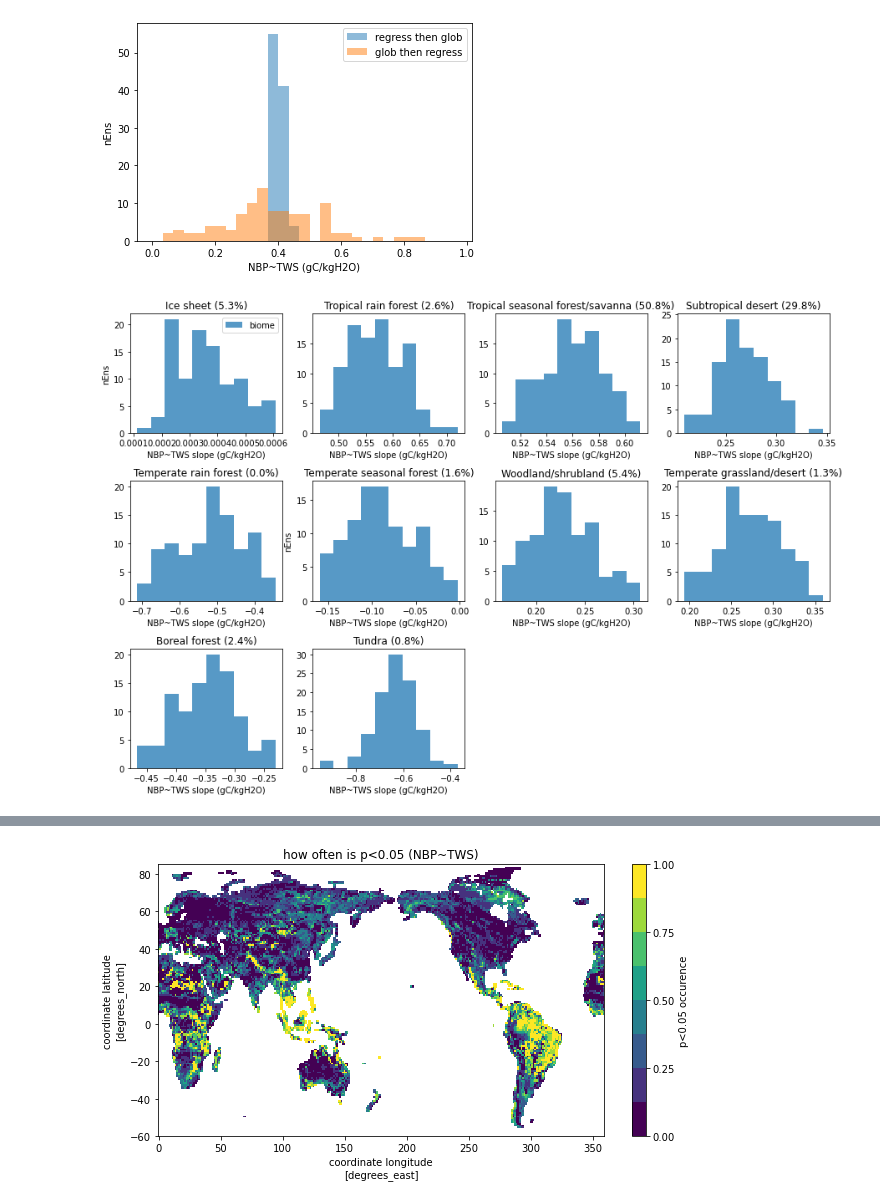
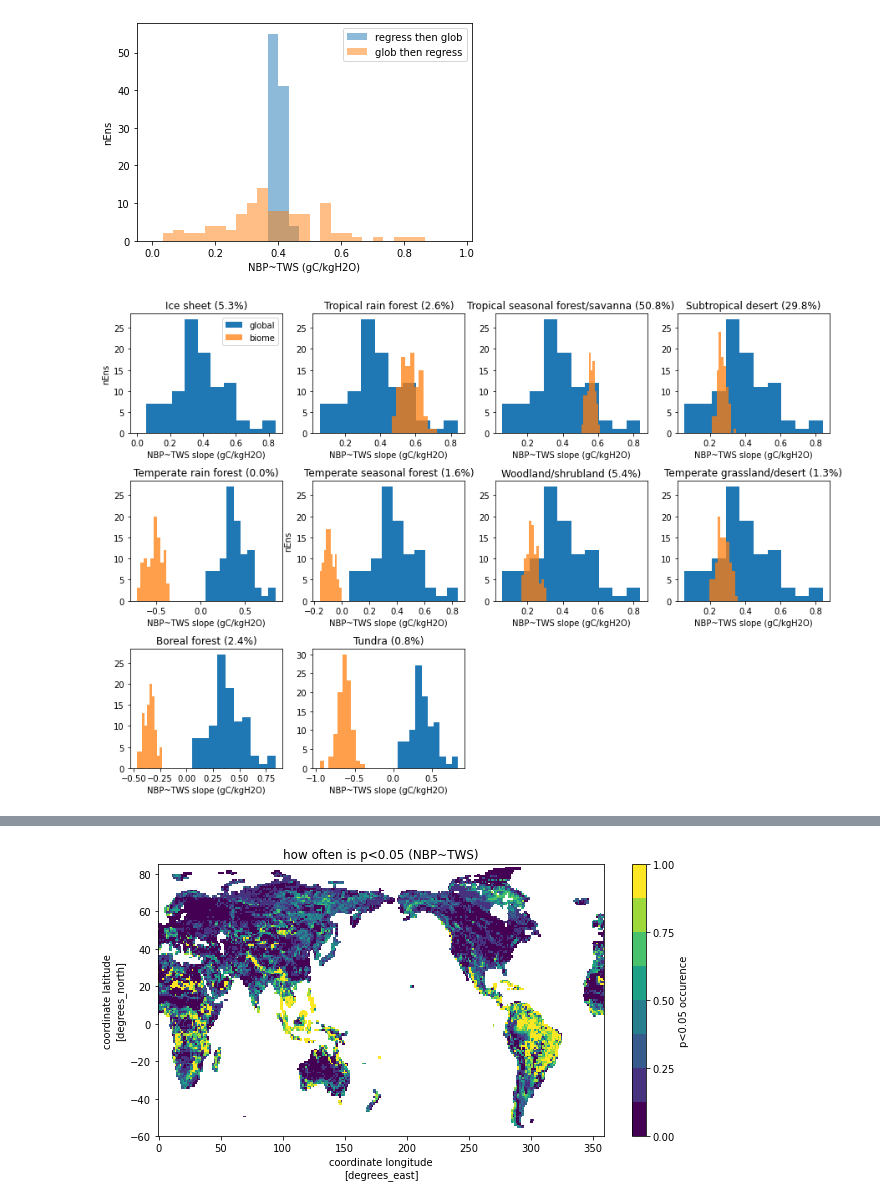
Before and after one commit to djk2120/TWSnbp, a Jupyter notebook: analysis/biomes.ipynb, the cells around one changed output, grey strips where cells are left out. Saved outputs shown, nothing was run; the diff lists cells and outputs as text; code cells hidden in the pictures.

Commit message:
biomes stuff

```diff
--- a/analysis/biomes.ipynb
+++ b/analysis/biomes.ipynb
@@ -49,0 +73,4 @@ la=xr.open_dataset('mask_grnlnd_antarc.nc').landarea
+# %%
+lab=la.groupby(whit.biome).sum().compute()
+twsb=detrend_dim(1e-9*lab*gmean(g.TWS,la,whit.biome),'year')
+nbpb=detrend_dim(1e-9*cf*lab*gmean(g.NBP,la,whit.biome),'year')
@@ -49,0 +81,5 @@ la=xr.open_dataset('mask_grnlnd_antarc.nc').landarea
+# %%
+#nbp-resid vs biome-level TWS OLS
+x=twsb.stack({'my':['mem','year']}).T.values
+y=resid.stack({'my':['mem','year']}).values
+sm.OLS(y,x).fit().summary()
@@ -49,0 +115,24 @@ la=xr.open_dataset('mask_grnlnd_antarc.nc').landarea
+# %%
+plt.figure(figsize=[12,9])
+mvals={}
+for i in range(1,10):
+    plt.subplot(3,3,i)
+    plt.plot(twsb.sel(biome=i),nbpb.sel(biome=i),'C0.')
+    plt.xlim([-1.75,1.75])
+    plt.ylim([-1.2,1.2])
+    plt.text(-1.7,1.05,whit.biome_name[i].values)
+
+
+
+    m,b,r,p,err=stats.linregress(twsb.sel(biome=i).values.ravel(),nbpb.sel(biome=i).values.ravel())
+    mvals[i]=m
+    plt.text(0.5,-0.8,r'R$^2$='+str(np.round(r**2,2)))
+    if p<0.05:
+        plt.text(0.5,-1.1,'m='+str(np.round(m,2)))
+        x=np.array([twsb.sel(biome=i).min(),twsb.sel(biome=i).max()])
+        plt.plot(x,m*x+b,'C1',lw=2)
+
+    if i==4:
+        plt.ylabel('NBP anomaly (PgC)')
+    if i==8:
+        plt.xlabel('TWS anomaly (TtH2O)')
@@ -49,0 +194,8 @@ la=xr.open_dataset('mask_grnlnd_antarc.nc').landarea
+# %%
+plt.plot(twsb.sel(biome=2),resids,'C0.');
+plt.xlabel('TWS anomaly')
+plt.ylabel('NBP residual')
+plt.title(whit.biome_name.sel(biome_id=2).values);
+m,b,r,p,err=stats.linregress(twsb.sel(biome=2).values.ravel(),resids.values.ravel())
+plt.text(1.1,10,'m='+str(np.round(m,2)))
+plt.text(1.1,8,'R='+str(np.round(r,2)));
@@ -69,17 +336,17 @@ twsvarbiome=100*twsvarbiome/twsvarbiome.sum()
 # %%
 plt.figure(figsize=[15,10])
 for i,b in enumerate(whit.biome_name.values):
     plt.subplot(3,4,i+1)
-    plt.hist(mbiome['global'],label='global')
+    plt.hist(ds.glob.isel(lm=0),label='global')
     plt.hist(sb.sel(biome=i),alpha=0.75,label='biome')
     plt.title(b+' ('+str(np.round(twsvarbiome.isel(biome=i).values,1))+'%)')
 
     plt.xlabel('NBP~TWS slope (gC/kgH2O)')
     if i%5==0:
         plt.ylabel('nEns')
     if i==0:
         plt.legend(loc=1)
 
 plt.subplots_adjust(hspace=0.4)
 # %% [output]
-[figure, old version]
+[figure, new version]
```
Also changed, not shown: parts of 26 cells of this notebook.
